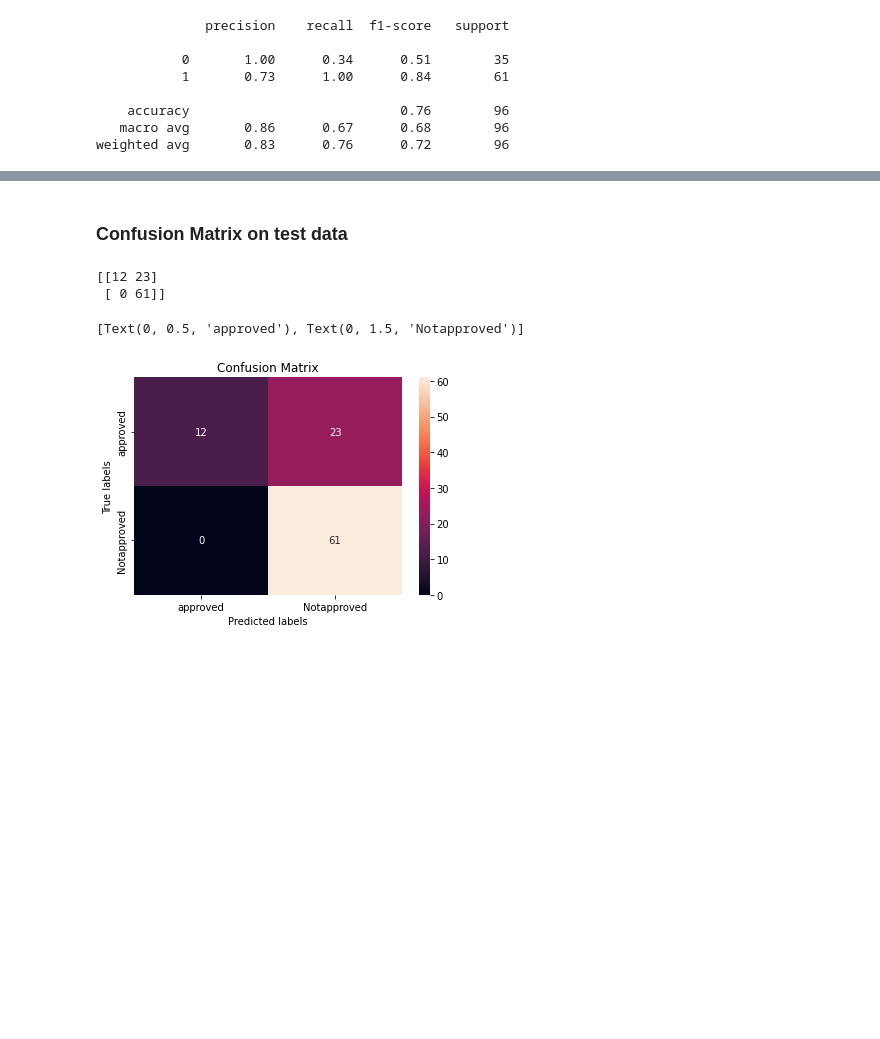
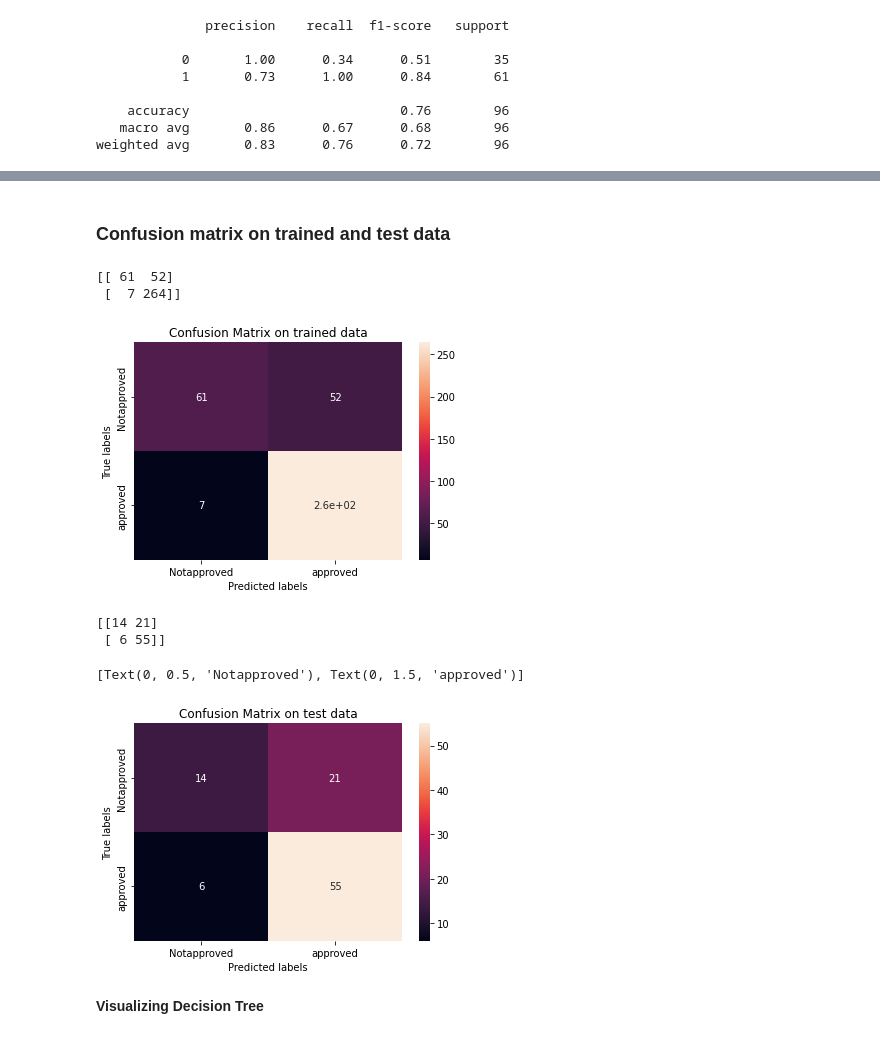
Before and after one commit to disuja7/ML-Hub, a Jupyter notebook: Loan_Prediction.ipynb, the cells around one changed output, grey strips where cells are left out. Cells and saved outputs as stored; diff of their text form; code cells hidden in the pictures; blank space fills up the shorter version.

```diff
--- a/Loan_Prediction.ipynb
+++ b/Loan_Prediction.ipynb
@@ -491,0 +532,6 @@ ax.yaxis.set_ticklabels(labels)
+# %%
+# applying GreadsearchCV to identify best parameters
+decision_tree = DecisionTreeClassifier()
+tree_para = {'criterion':['gini','entropy'],'max_depth':[4,5,6,7,8,9,10,11,12,15,20,30,40,50,70,90,120,150]}
+clf = GridSearchCV(decision_tree, tree_para, cv=5)
+clf.fit(X_train, y_train)
@@ -491,0 +547,4 @@ ax.yaxis.set_ticklabels(labels)
+# %%
+#applying decision tree classifier
+dt = DecisionTreeClassifier(criterion='gini',max_depth=4,random_state=0)
+dt.fit(X_train, y_train)
@@ -491,0 +553,3 @@ ax.yaxis.set_ticklabels(labels)
+# %%
+train_class_preds = dt.predict(X_train)
+test_class_preds = dt.predict(X_test)
@@ -492,23 +604,45 @@ ax.yaxis.set_ticklabels(labels)
 # %% [markdown]
-### **Confusion Matrix on test data**
+### **Confusion matrix on trained and test data**
 # %%
+# Get the confusion matrix for trained data
+
+labels = ['Notapproved', 'approved']
+cm = confusion_matrix(y_train, train_class_preds)
+print(cm)
+
+ax= plt.subplot()
+sns.heatmap(cm, annot=True, ax = ax) #annot=True to annotate cells
+
+# labels, title and ticks
+ax.set_xlabel('Predicted labels')
+ax.set_ylabel('True labels')
+ax.set_title('Confusion Matrix on trained data')
+ax.xaxis.set_ticklabels(labels)
+ax.yaxis.set_ticklabels(labels)
+plt.show()
+
 # Get the confusion matrix for test data
 
-labels = ['approved', 'Notapproved']
+labels = ['Notapproved', 'approved']
 cm = confusion_matrix(y_test, test_class_preds)
 print(cm)
 
 ax= plt.subplot()
 sns.heatmap(cm, annot=True, ax = ax); #annot=True to annotate cells
 
 # labels, title and ticks
 ax.set_xlabel('Predicted labels')
 ax.set_ylabel('True labels')
-ax.set_title('Confusion Matrix')
+ax.set_title('Confusion Matrix on test data')
 ax.xaxis.set_ticklabels(labels)
 ax.yaxis.set_ticklabels(labels)
 # %% [output]
-[[12 23]
- [ 0 61]]
+[[ 61  52]
+ [  7 264]]
+[figure, new version]
-[Text(0, 0.5, 'approved'), Text(0, 1.5, 'Notapproved')]
+[[14 21]
+ [ 6 55]]
-[figure, old version]
+[Text(0, 0.5, 'Notapproved'), Text(0, 1.5, 'approved')]
+[figure, added]
+# %% [markdown]
+**Visualizing Decision Tree**
```
Also changed, not shown: parts of 27 cells of this notebook.
